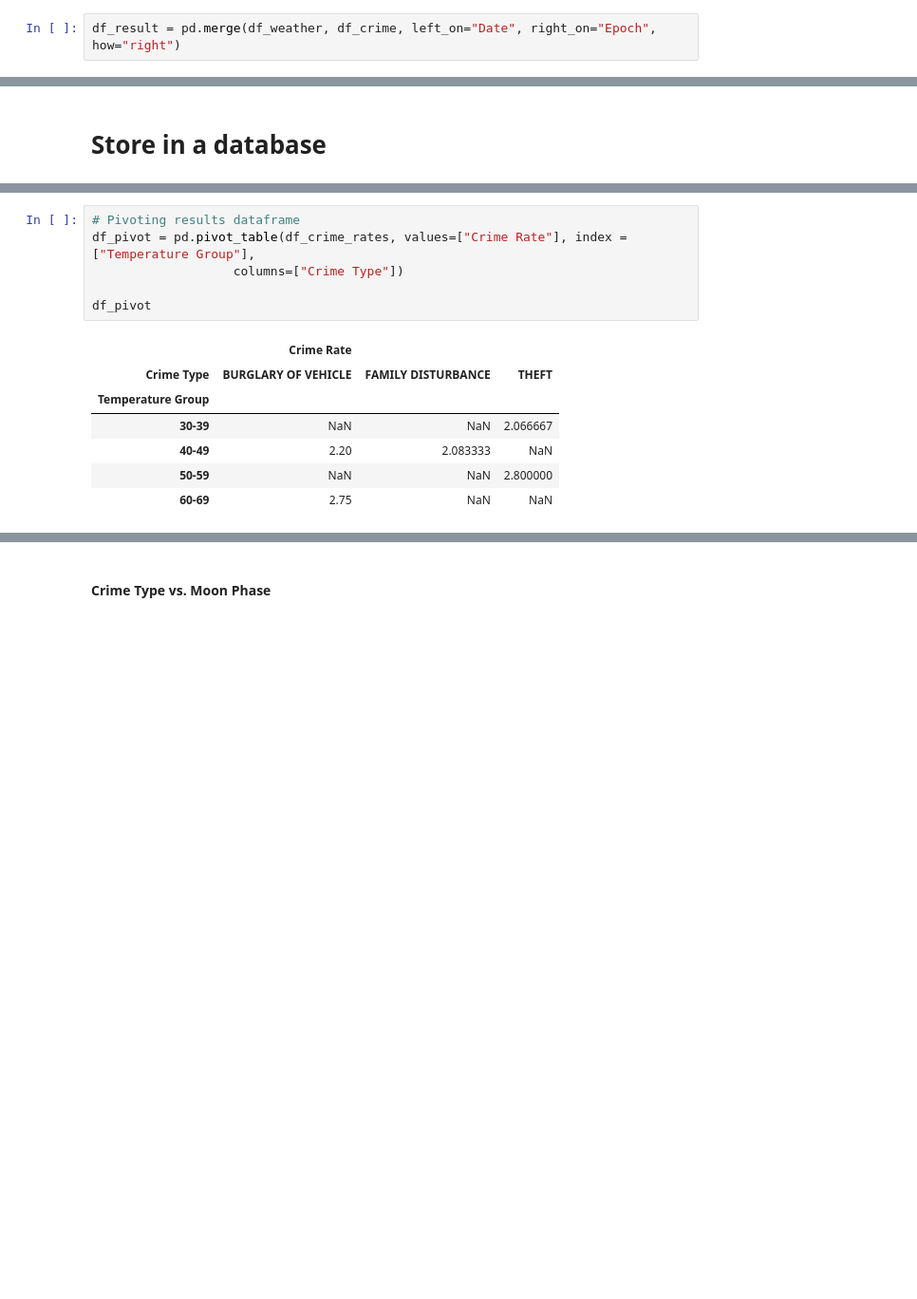
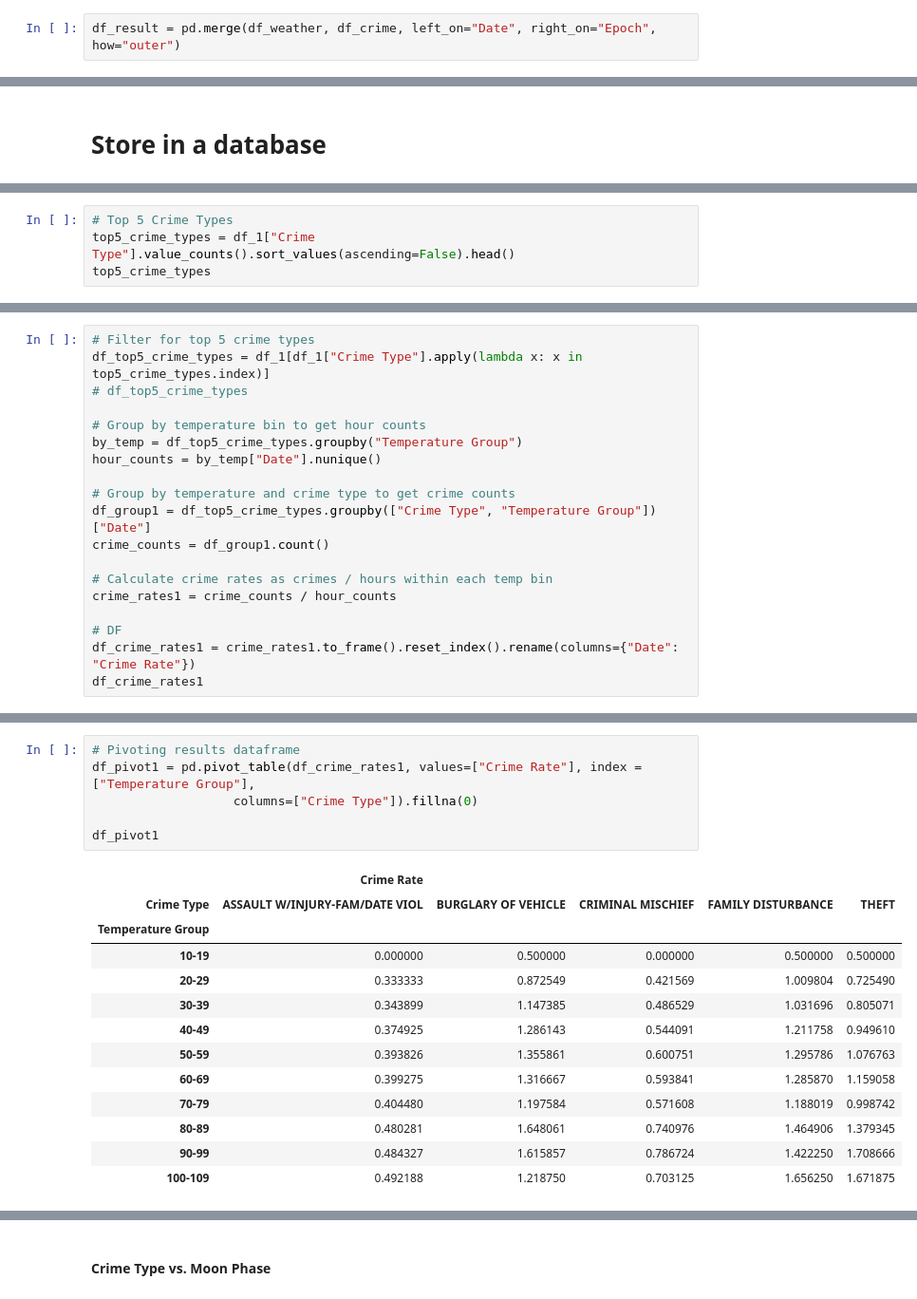
Before and after one commit to eanord4/First-Project, a Jupyter notebook: first-project.ipynb, the cells around one changed output, grey strips where cells are left out. Shown at 95% size. Cells and saved outputs as stored; diff of their text form; blank space fills up the shorter version.

```diff
--- a/first-project.ipynb
+++ b/first-project.ipynb
@@ -172,7 +141,7 @@ df_weather
 # %% [markdown]
 ## Merge Data Sources (Crime and Weather Data)
 # %%
-df_result = pd.merge(df_weather, df_crime, left_on="Date", right_on="Epoch", how="right")
+df_result = pd.merge(df_weather, df_crime, left_on="Date", right_on="Epoch", how="outer")
 # %% [markdown]
 ## Clean Data
 # %%
@@ -205,0 +189,4 @@ df_1 = df_result[["Temperature", "Crime Type", "Date"]]
+# %%
+# Top 5 Crime Types
+top5_crime_types = df_1["Crime Type"].value_counts().sort_values(ascending=False).head()
+top5_crime_types
@@ -232,0 +212,19 @@ df_crime_rates
+# %%
+# Filter for top 5 crime types
+df_top5_crime_types = df_1[df_1["Crime Type"].apply(lambda x: x in top5_crime_types.index)]
+# df_top5_crime_types
+
+# Group by temperature bin to get hour counts
+by_temp = df_top5_crime_types.groupby("Temperature Group")
+hour_counts = by_temp["Date"].nunique()
+
+# Group by temperature and crime type to get crime counts
+df_group1 = df_top5_crime_types.groupby(["Crime Type", "Temperature Group"])["Date"]
+crime_counts = df_group1.count()
+
+# Calculate crime rates as crimes / hours within each temp bin
+crime_rates1 = crime_counts / hour_counts
+
+# DF
+df_crime_rates1 = crime_rates1.to_frame().reset_index().rename(columns={"Date": "Crime Rate"})
+df_crime_rates1
@@ -240,16 +258,22 @@ legend
 Name: Crime Type, dtype: object
 # %%
 # Pivoting results dataframe
-df_pivot = pd.pivot_table(df_crime_rates, values=["Crime Rate"], index =["Temperature Group"],
-                   columns=["Crime Type"])
+df_pivot1 = pd.pivot_table(df_crime_rates1, values=["Crime Rate"], index =["Temperature Group"],
+                   columns=["Crime Type"]).fillna(0)
 
-df_pivot
+df_pivot1
 # %% [output]
-|  | Crime Rate |  |  |
-| Crime Type | BURGLARY OF VEHICLE | FAMILY DISTURBANCE | THEFT |
-| Temperature Group |  |  |  |
-| 30-39 | NaN | NaN | 2.066667 |
-| 40-49 | 2.20 | 2.083333 | NaN |
-| 50-59 | NaN | NaN | 2.800000 |
-| 60-69 | 2.75 | NaN | NaN |
+|  | Crime Rate |  |  |  |  |
+| Crime Type | ASSAULT W/INJURY-FAM/DATE VIOL | BURGLARY OF VEHICLE | CRIMINAL MISCHIEF | FAMILY DISTURBANCE | THEFT |
+| Temperature Group |  |  |  |  |  |
+| 10-19 | 0.000000 | 0.500000 | 0.000000 | 0.500000 | 0.500000 |
+| 20-29 | 0.333333 | 0.872549 | 0.421569 | 1.009804 | 0.725490 |
+| 30-39 | 0.343899 | 1.147385 | 0.486529 | 1.031696 | 0.805071 |
+| 40-49 | 0.374925 | 1.286143 | 0.544091 | 1.211758 | 0.949610 |
+| 50-59 | 0.393826 | 1.355861 | 0.600751 | 1.295786 | 1.076763 |
+| 60-69 | 0.399275 | 1.316667 | 0.593841 | 1.285870 | 1.159058 |
+| 70-79 | 0.404480 | 1.197584 | 0.571608 | 1.188019 | 0.998742 |
+| 80-89 | 0.480281 | 1.648061 | 0.740976 | 1.464906 | 1.379345 |
+| 90-99 | 0.484327 | 1.615857 | 0.786724 | 1.422250 | 1.708666 |
+| 100-109 | 0.492188 | 1.218750 | 0.703125 | 1.656250 | 1.671875 |
 # %%
```
Also changed, not shown: parts of 39 cells of this notebook, 3 other files.
